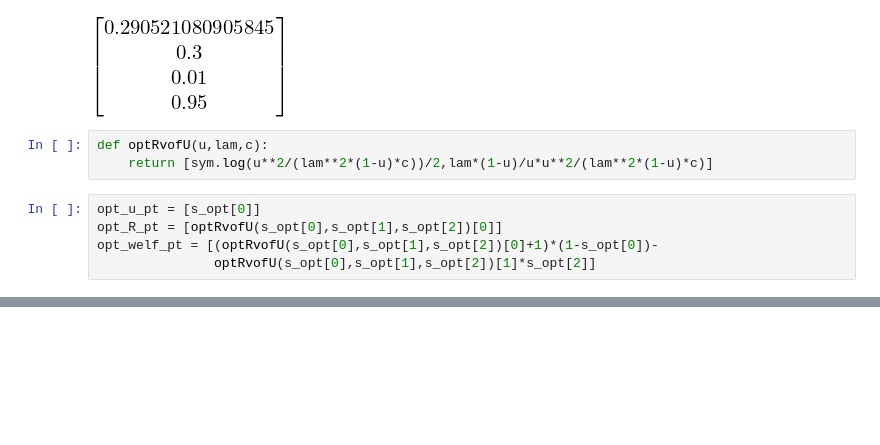
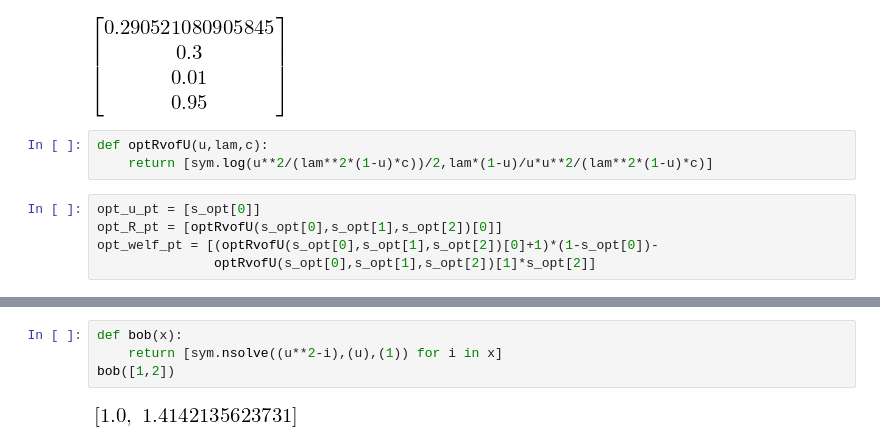
Before and after one commit to tgardnerh/MarketDesign, a Jupyter notebook: UnravelingSearchPpr/DMP with match quality and new matching.ipynb, the cells around one changed output, grey strips where cells are left out. Saved outputs shown, nothing was run; the diff lists cells and outputs as text; blank space fills up the shorter version.

```diff
--- a/UnravelingSearchPpr/DMP with match quality and new matching.ipynb
+++ b/UnravelingSearchPpr/DMP with match quality and new matching.ipynb
@@ -131 +135,7 @@ plt.plot(u_vals,R_vals,u_vals,welf, 'o',opt_u_pt, opt_R_pt,'rx',opt_u_pt,opt_wel
+# %%
+def bob(x):
+    return [sym.nsolve((u**2-i),(u),(1)) for i in x]
+bob([1,2])
+# %% [output]
+[figure, added]
 # %%
```
Also changed, not shown: parts of 4 cells of this notebook.
